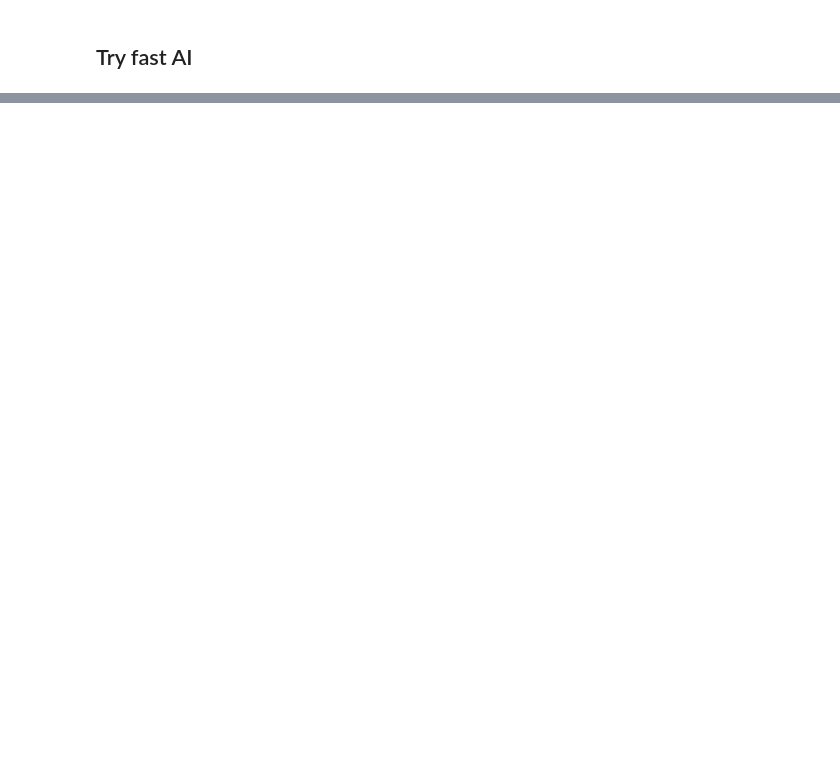
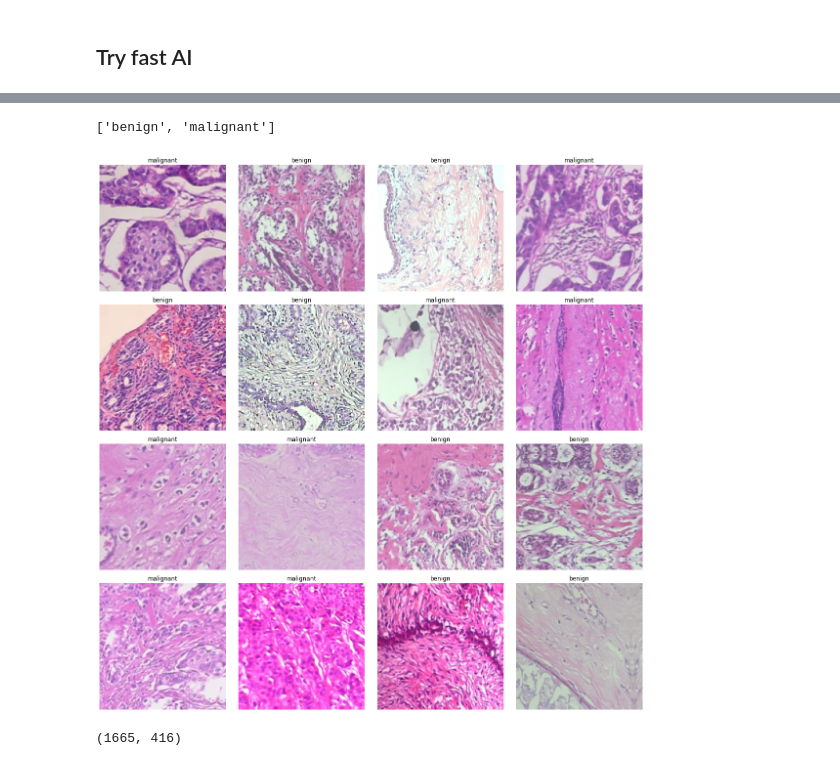
Before and after one commit to mkpetterson/cancer-prediction, a Jupyter notebook: notebooks/NeuralNetwork.ipynb, the cells around one changed output, grey strips where cells are left out. Saved outputs shown, nothing was run; the diff lists cells and outputs as text; code cells hidden in the pictures; blank space fills up the shorter version.

```diff
--- a/notebooks/NeuralNetwork.ipynb
+++ b/notebooks/NeuralNetwork.ipynb
@@ -200,3 +255,22 @@ benign
 [interactive output not drawn]
 malignant
 [interactive output not drawn]
+# %%
+# Set up validation percent
+np.random.seed(42)
+data = ImageDataBunch.from_folder(path, train='.', valid_pct=0.2,
+                                 ds_tfms=get_transforms(), size=224,
+                                  num_workers=4).normalize(imagenet_stats)
+# %%
+data.classes
+# %% [output]
+['benign', 'malignant']
+# %%
+data.show_batch(rows=4)
+# %% [output]
+[figure, added]
+# %%
+data.c
+len(data.train_ds), len(data.valid_ds)
+# %% [output]
+(1665, 416)
```
Also changed, not shown: parts of 23 cells of this notebook, 5 other files.
